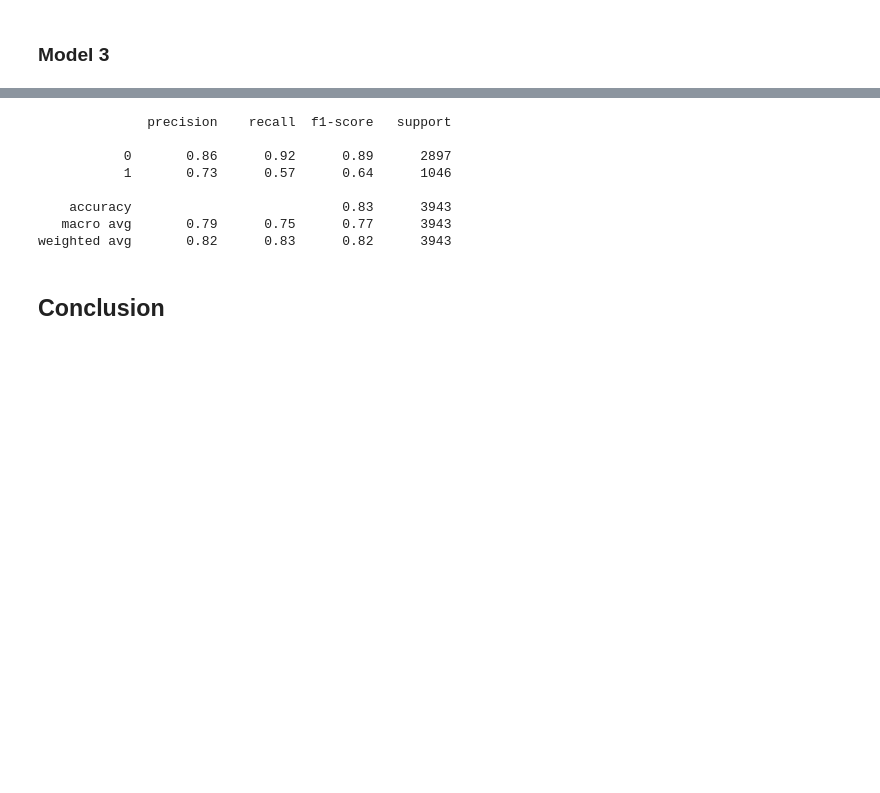
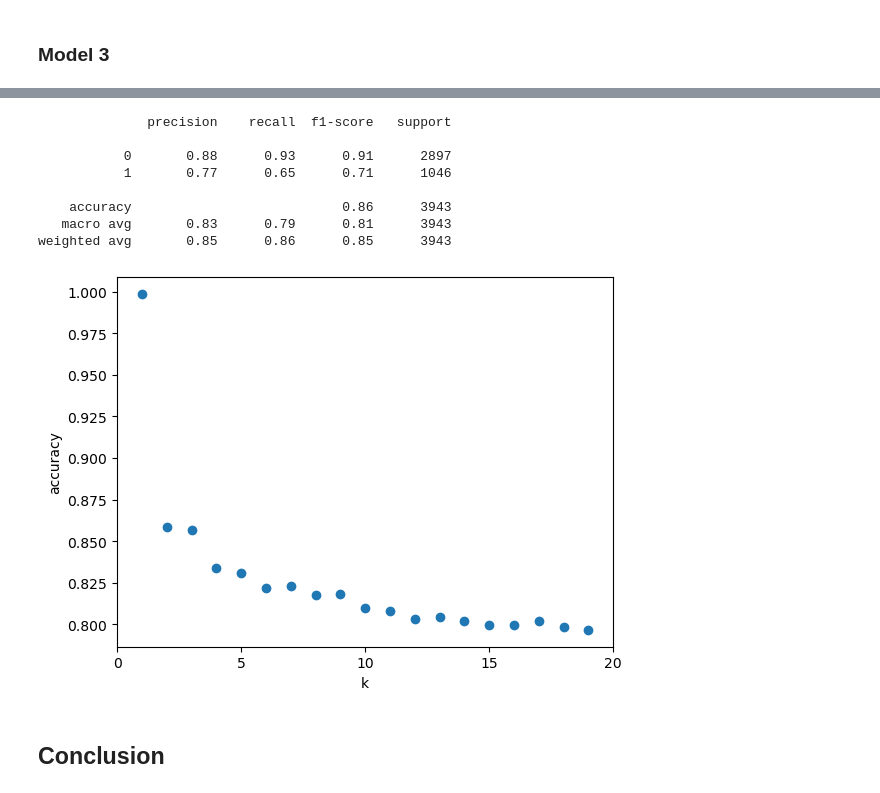
Before and after one commit to JoshuaHolt-Tech/classification_project, a Jupyter notebook: working_notebook.ipynb, the cells around one changed output, grey strips where cells are left out. Cells and saved outputs as stored; diff of their text form; code cells hidden in the pictures; blank space fills up the shorter version.

```diff
--- a/working_notebook.ipynb
+++ b/working_notebook.ipynb
@@ -490,7 +518,7 @@ weighted avg       0.78      0.79      0.76      3943
 # %% [markdown]
 ### Model 3 <a class="anchor" id="mod_3"></a>
 # %%
-knn = KNeighborsClassifier(n_neighbors=5, weights='uniform')
+knn = KNeighborsClassifier(n_neighbors=3, weights='uniform')
 # %%
 knn.fit(X_train, y_train)
 # %% [output]
@@ -510,12 +538,27 @@ print(classification_report(y_train, y_pred3))
 # %% [output]
               precision    recall  f1-score   support
 
-           0       0.86      0.92      0.89      2897
-           1       0.73      0.57      0.64      1046
+           0       0.88      0.93      0.91      2897
+           1       0.77      0.65      0.71      1046
 
-    accuracy                           0.83      3943
-   macro avg       0.79      0.75      0.77      3943
-weighted avg       0.82      0.83      0.82      3943
+    accuracy                           0.86      3943
+   macro avg       0.83      0.79      0.81      3943
+weighted avg       0.85      0.86      0.85      3943
+# %%
+k_range = range(1, 20)
+scores = []
+for k in k_range:
+    knn = KNeighborsClassifier(n_neighbors = k)
+    knn.fit(X_train, y_train)
+    scores.append(knn.score(X_train, y_train))
+plt.figure()
+plt.xlabel('k')
+plt.ylabel('accuracy')
+plt.scatter(k_range, scores)
+plt.xticks([0,5,10,15,20])
+plt.show()
+# %% [output]
+[figure, added]
 # %% [markdown]
 ## Conclusion <a class="anchor" id="conclusion"></a>
 # %% [markdown]
```
Also changed, not shown: parts of 14 cells of this notebook, 1 other file.
